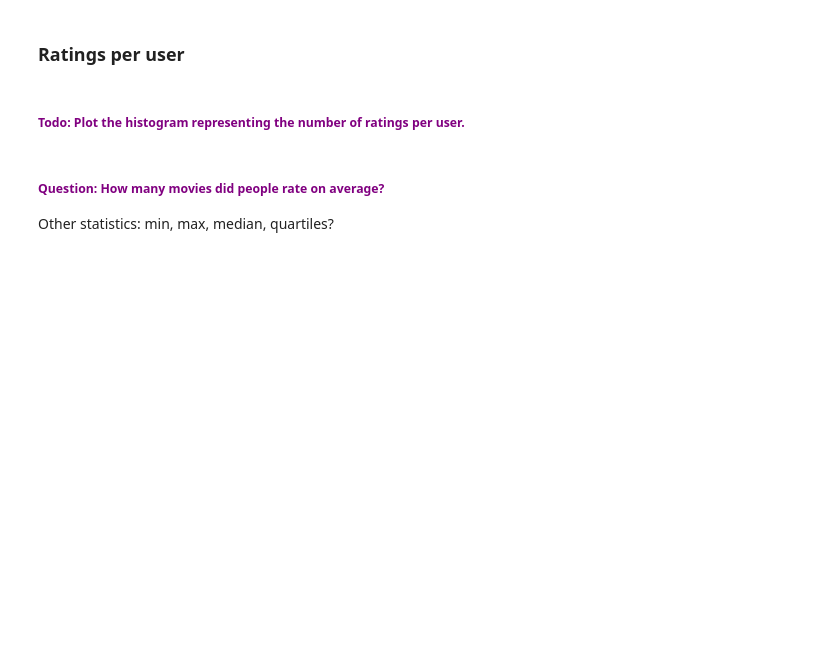
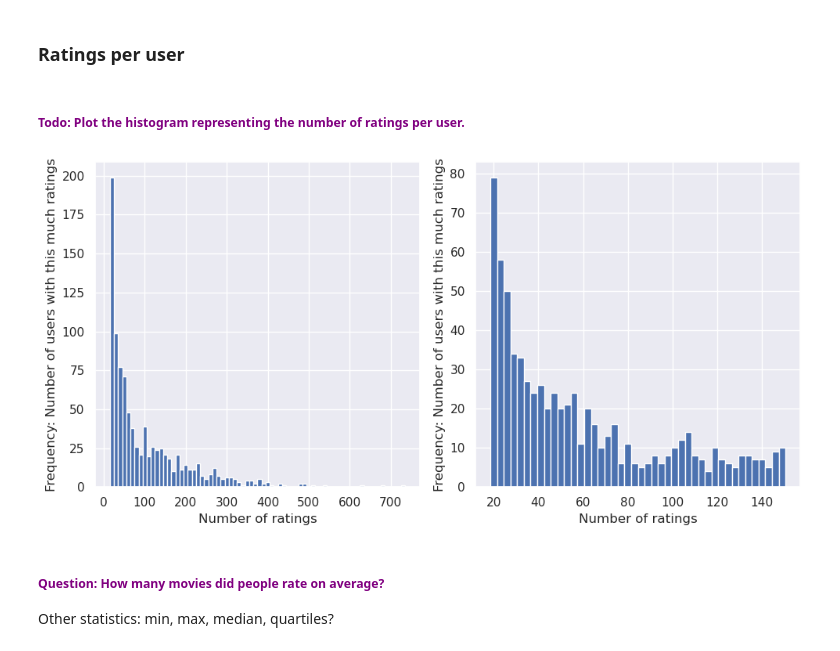
Before and after one commit to BMThi/DataAnalysis4A, a Jupyter notebook: MovieLens/TP_MovieLens.ipynb, the cells around one changed output. Drawn from its saved outputs; the diff is of its cells as text; code cells hidden in the pictures; blank space fills up the shorter version.

```diff
--- a/MovieLens/TP_MovieLens.ipynb
+++ b/MovieLens/TP_MovieLens.ipynb
@@ -60,3 +71,10 @@ print("Number of persons who rated movies: %i" % (n_users))
 print("Number of rated movies: %i" % (n_items))
 # %%
 # %load solutions/check_dataset.py
+n_ratings = ratings_df.shape[0]
+n_users = len(ratings_df["User ID"].unique())
+n_items = len(ratings_df["Movie ID"].unique())
+
+print("Total number of ratings in the dataset: %i" % (n_ratings))
+print("Number of persons who rated movies: %i" % (n_users))
+print("Number of rated movies: %i" % (n_items))
@@ -104,6 +156,37 @@ n_ratings_ind = np.array(n_ratings_ind)
 [...]
 # %%
 # %load solutions/hists_ratings_user.py
+users_list = range(1, n_users+1)
+n_ratings_ind = [np.count_nonzero(ratings_df["User ID"] == i) for i in users_list]
+n_ratings_ind = np.array(n_ratings_ind)
+
+# ----- #
+
+binwidth_all = 10
+bins_all = np.arange(min(n_ratings_ind), max(n_ratings_ind)+binwidth_all, binwidth_all)
+
+threshold = 150
+binwidth_threshold = 3
+bins_threshold = np.arange(min(n_ratings_ind), 150+binwidth_threshold, binwidth_threshold)
+
+# ----- #
+
+plt.figure(figsize=(10,5))
+
+plt.subplot(1,2,1)
+plt.hist(n_ratings_ind, bins=bins_all, align="left")
+plt.xlabel("Number of ratings")
+plt.ylabel("Frequency: Number of users with this much ratings")
+
+plt.subplot(1,2,2)
+plt.hist(n_ratings_ind, bins=bins_threshold, align="left")
+plt.xlabel("Number of ratings")
+plt.ylabel("Frequency: Number of users with this much ratings")
+
+plt.tight_layout()
+plt.show()
+# %% [output]
+[figure, added]
 # %% [markdown]
 ##### <span style="color:purple">**Question:** How many movies did people rate on average?</span>
 
```
Also changed, not shown: parts of 36 cells of this notebook.
